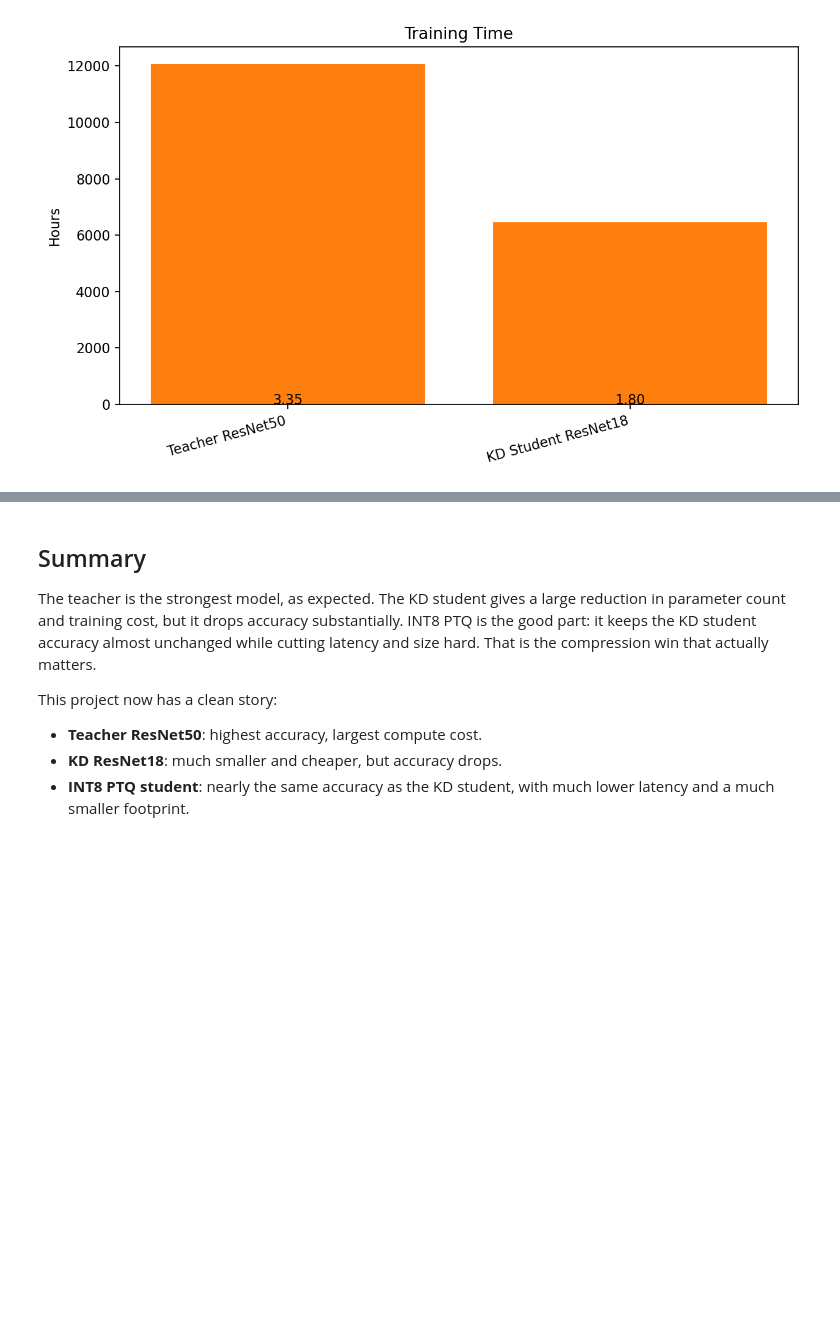
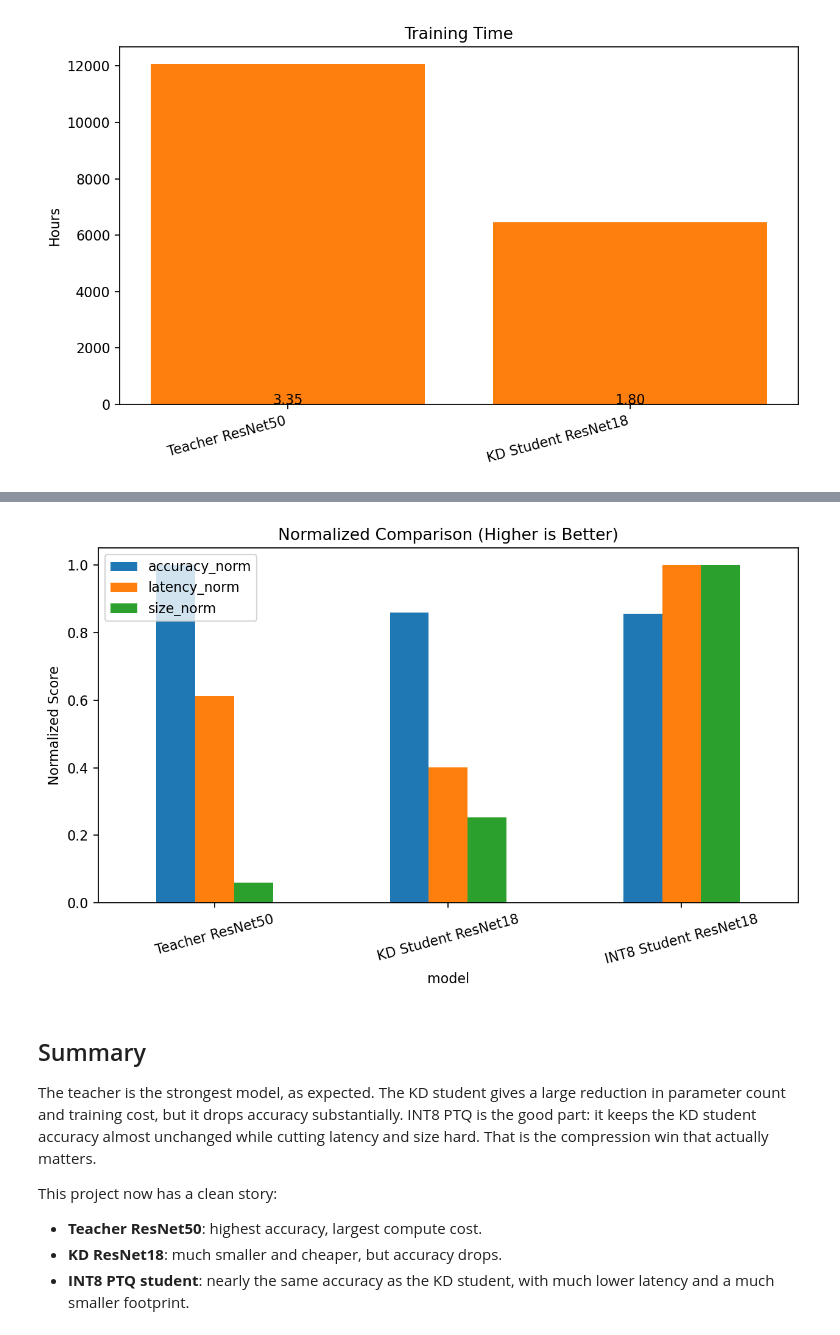
Before and after one commit to Priyakarna13/tinyimagenet-kd-quantization, a Jupyter notebook: tinyimagenet_final_comparison_notebook.ipynb, the cells around one changed output, grey strips where cells are left out. Saved outputs shown, nothing was run; the diff lists cells and outputs as text; code cells hidden in the pictures; blank space fills up the shorter version.

```diff
--- a/tinyimagenet_final_comparison_notebook.ipynb
+++ b/tinyimagenet_final_comparison_notebook.ipynb
@@ -339,3 +372,22 @@ plt.show()
+# %%
+df_norm = df.copy()
+
+df_norm["accuracy_norm"] = df["benchmark_acc"] / df["benchmark_acc"].max()
+df_norm["latency_norm"] = df["latency_ms"].min() / df["latency_ms"]
+df_norm["size_norm"] = df["size_mb"].min() / df["size_mb"]
+
+df_norm.set_index("model")[["accuracy_norm","latency_norm","size_norm"]].plot(
+    kind="bar", figsize=(8,5)
+)
+
+plt.title("Normalized Comparison (Higher is Better)")
+plt.ylabel("Normalized Score")
+plt.xticks(rotation=15)
+plt.tight_layout()
+plt.savefig(FIG_DIR / "normalized_comparison.png", bbox_inches="tight")
+plt.show()
+# %% [output]
+[figure, added]
 # %% [markdown]
 
 ## Summary
```
Also changed, not shown: parts of 4 cells of this notebook.
